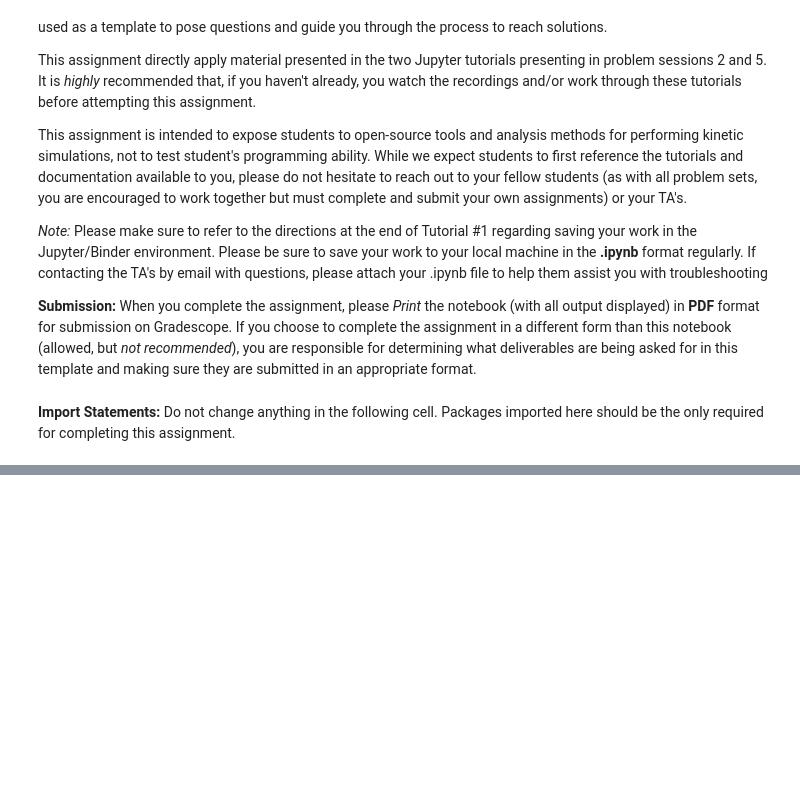
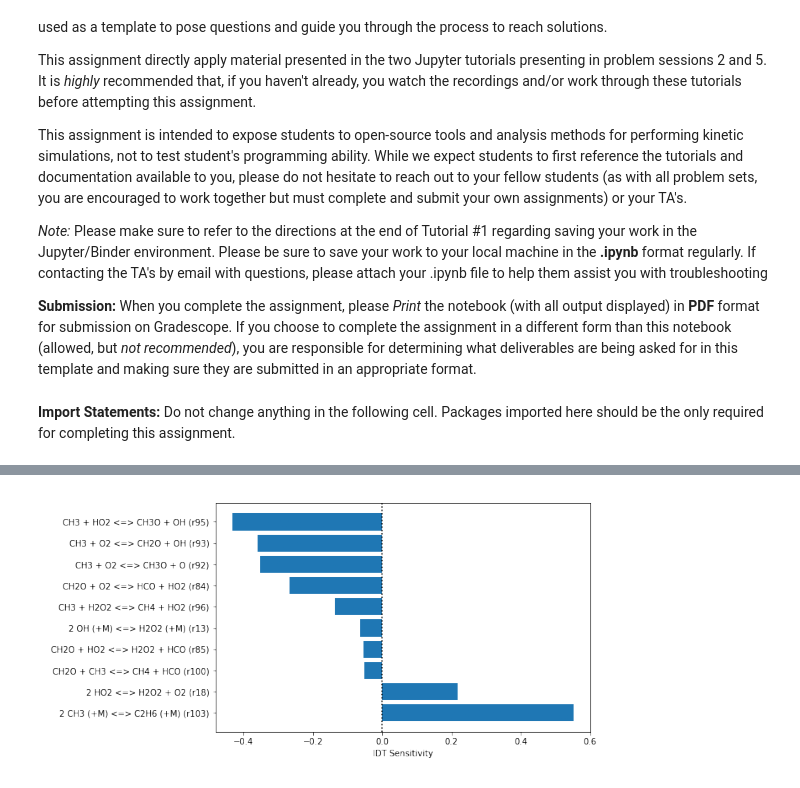
Before and after one commit to ajsusa/ME362B, a Jupyter notebook: notebooks/problem_set_5_w_solutions.ipynb, the cells around one changed output, grey strips where cells are left out. Cells and saved outputs as stored; diff of their text form; code cells hidden in the pictures; blank space fills up the shorter version.

```diff
--- a/notebooks/problem_set_5_w_solutions.ipynb
+++ b/notebooks/problem_set_5_w_solutions.ipynb
@@ -149,0 +598,8 @@ In order to run a kinetic simulation, we can `step` our reactor
+# %%
+'''Do not change code in this cell; displays pre-calculated USC Mech-II sensitivity results'''
+
+plt.figure(figsize=(10, 8))
+plt.imshow(plt.imread(os.path.abspath('../data/USCMechII_sensitivity_1200K_100atm.png')))
+plt.axis('off');
+# %% [output]
+[figure, added]
```
Also changed, not shown: parts of 60 cells of this notebook, 3 other files.
